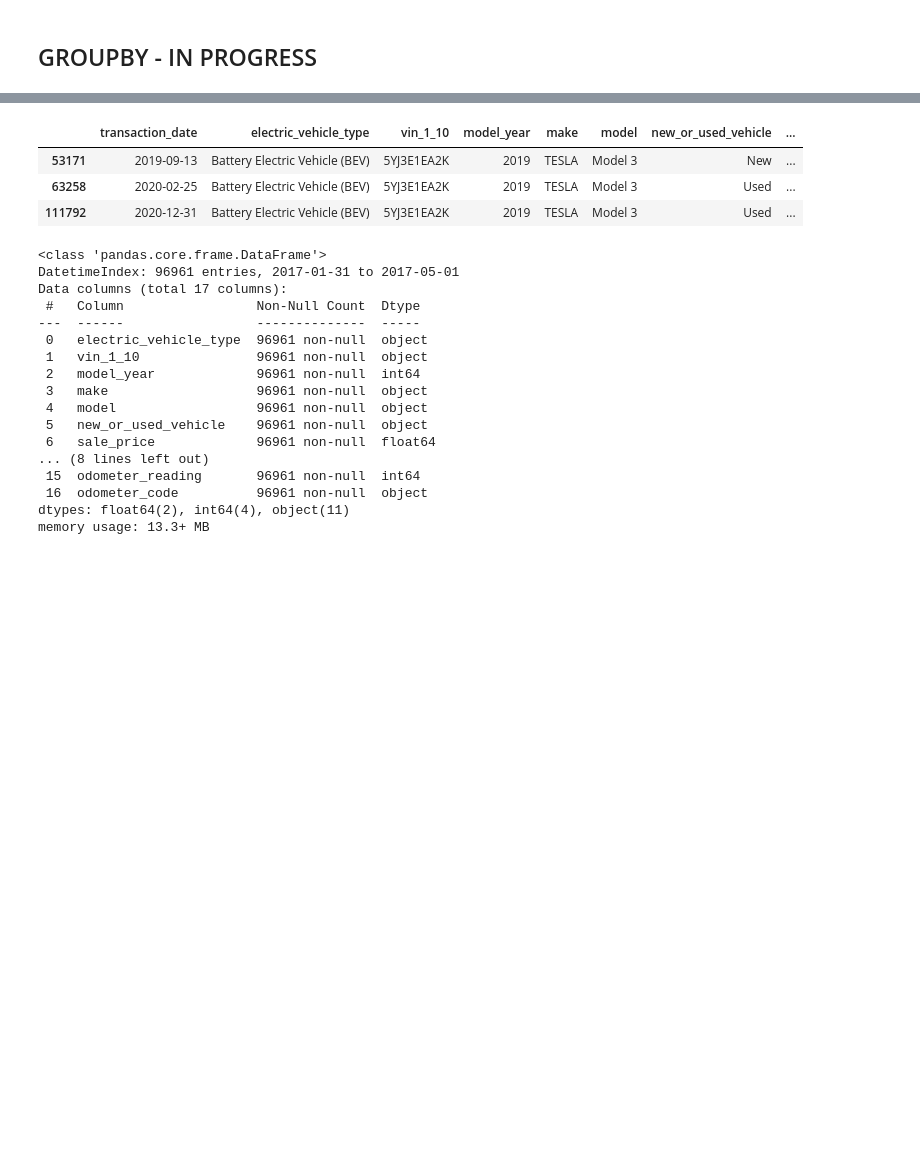
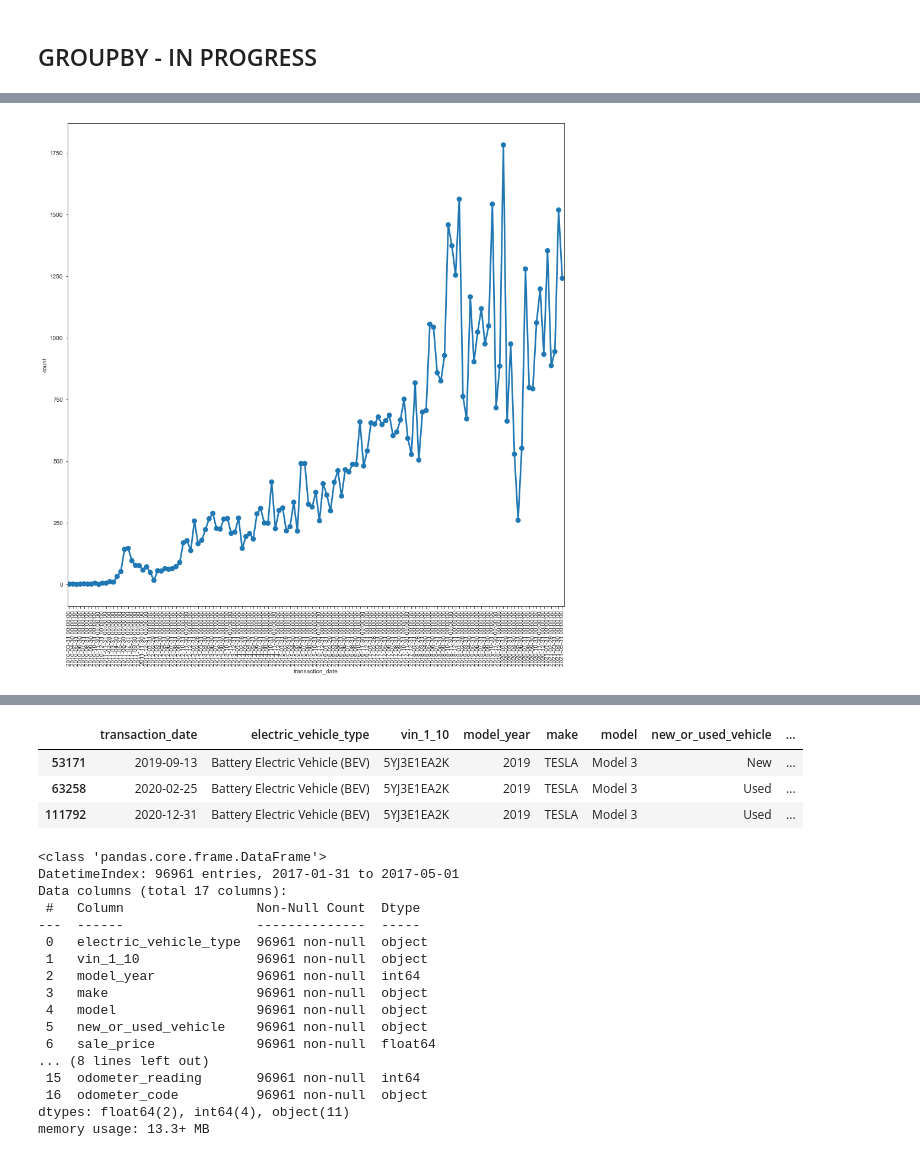
Before and after one commit to ebtezcan/EV-Charger-Prediction, a Jupyter notebook: index_OSEMN_plus_mvp-Copy1.ipynb, the cells around one changed output, grey strips where cells are left out. Saved outputs shown, nothing was run; the diff lists cells and outputs as text; code cells hidden in the pictures; blank space fills up the shorter version.

Commit message:
More scrubbing, started EDA, experimenting with groupings of data, end of day commit

```diff
--- a/index_OSEMN_plus_mvp-Copy1.ipynb
+++ b/index_OSEMN_plus_mvp-Copy1.ipynb
@@ -497,0 +518,3 @@ Name: county, dtype: int64
+# %%
+df['model']=df['model'].map(lambda x: x.title())
+df['model'].unique()
@@ -497,0 +552,10 @@ Name: county, dtype: int64
+# %%
+df['model'].replace(['Niro Electric', 'Niro Plug-In Hybrid'], 'Niro',
+                    inplace=True)
+df['model'].replace(['Prius Plug-In', 'Prius Plug-In Hybrid'], 'Prius',
+                    inplace=True)
+df['model'].replace('Kona Electric', 'Kona', inplace=True)
+df['model'].replace('Optima Plug-In Hybrid', 'Optima', inplace=True)
+df['model'].replace('Sonata Plug-In Hybrid', 'Sonata', inplace=True)
+df['model'].replace('Xc60 Awd Phev', 'Xc60 Awd', inplace=True)
+df['model'].replace('Xc90 Awd Phev', 'Xc90 Awd', inplace=True)
@@ -501,0 +603,3 @@ df_grouped = df.groupby(by=['m/y', 'dol_vehicle_id']).last()
+# %%
+df['count'] = 1
+df.head()
@@ -501,0 +614,12 @@ df_grouped = df.groupby(by=['m/y', 'dol_vehicle_id']).last()
+# %%
+df_county = df[df['county']=='King']
+df_county=pd.DataFrame(df_county.loc[:, 'count'])
+df_county_monthly = df_county.resample('M').sum()
+# %%
+import seaborn as sns
+sns.set_style("ticks")
+fig, ax = plt.subplots(figsize=(15,15))
+sns.pointplot(x=df_county_monthly.index, y='count', data=df_county_monthly)
+plt.xticks(rotation=90);
+# %% [output]
+[figure, added]
```
Also changed, not shown: parts of 55 cells of this notebook.
